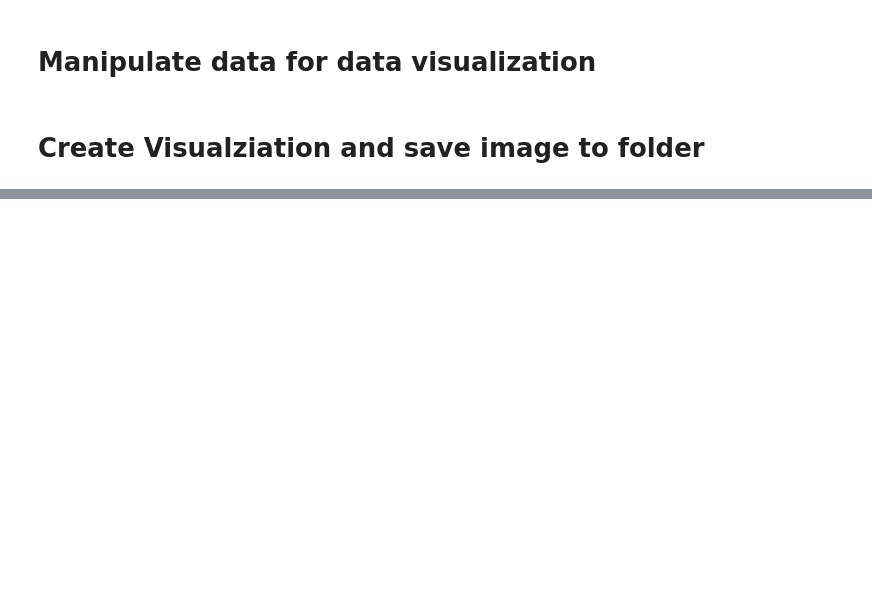
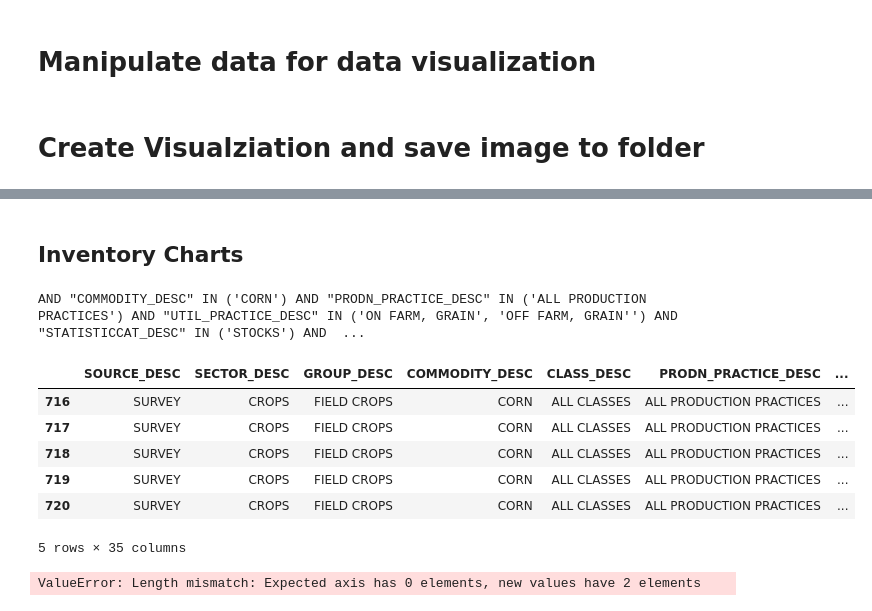
Before and after one commit to micmcc1121/agmkt, a Jupyter notebook: matplot_chart_notebook.ipynb, the cells around one changed output, grey strips where cells are left out. Cells and saved outputs as stored; diff of their text form; code cells hidden in the pictures; blank space fills up the shorter version.

```diff
--- a/matplot_chart_notebook.ipynb
+++ b/matplot_chart_notebook.ipynb
@@ -133,0 +146,57 @@ plt.show()
+# %% [markdown]
+## Inventory Charts
+# %%
+# Dataframe
+
+stmt = {'COMMODITY_DESC':'CORN', 'PRODN_PRACTICE_DESC':'ALL PRODUCTION PRACTICES',
+        'UTIL_PRACTICE_DESC':['ON FARM, GRAIN', 'OFF FARM, GRAIN'],
+        'STATISTICCAT_DESC':'STOCKS', 'UNIT_DESC':'BU', 'AGG_LEVEL_DESC':'NATIONAL', 'FREQ_DESC':'POINT IN TIME'}
+
+df = nass.df_time_series_chart(stmt, conn, 'nass_crops_fmt')
+# %%
+filter_string = ''
+
+for key, value in stmt.items():
+    try:
+        if type(stmt.get(key)) == str:
+            filter_string += f"""AND "{key}" IN ('{value}') """
+        elif type(stmt.get(key)) == list:
+            list_str = ""
+            for v in value:
+                list_str += f"""'{v}', """
+            list_str = list_str[:-2] + "'"
+            filter_string += f"""AND "{key}" IN ({list_str}) """
+        else:
+            TypeError('Type not found for filter string')
+    except:
+        pass
+
+print(filter_string)
+# %% [output]
+AND "COMMODITY_DESC" IN ('CORN') AND "PRODN_PRACTICE_DESC" IN ('ALL PRODUCTION PRACTICES') AND "UTIL_PRACTICE_DESC" IN ('ON FARM, GRAIN', 'OFF FARM, GRAIN'') AND "STATISTICCAT_DESC" IN ('STOCKS') AND  ...
+# %%
+display(df.tail())
+# %% [output]
+|  | SOURCE_DESC | SECTOR_DESC | GROUP_DESC | COMMODITY_DESC | CLASS_DESC | PRODN_PRACTICE_DESC | ... |
+| 716 | SURVEY | CROPS | FIELD CROPS | CORN | ALL CLASSES | ALL PRODUCTION PRACTICES | ... |
+| 717 | SURVEY | CROPS | FIELD CROPS | CORN | ALL CLASSES | ALL PRODUCTION PRACTICES | ... |
+| 718 | SURVEY | CROPS | FIELD CROPS | CORN | ALL CLASSES | ALL PRODUCTION PRACTICES | ... |
+| 719 | SURVEY | CROPS | FIELD CROPS | CORN | ALL CLASSES | ALL PRODUCTION PRACTICES | ... |
+| 720 | SURVEY | CROPS | FIELD CROPS | CORN | ALL CLASSES | ALL PRODUCTION PRACTICES | ... |
+5 rows × 35 columns
+# %%
+df_viz = df[(df['date'].dt.year > 2010) & df['date'].dt.month > 11]
+df_viz = df_viz.pivot_table(index='date', columns='UTIL_PRACTICE_DESC', values='VALUE')
+df_viz.columns = ['OFF FARM', 'ON FARM']
+df_viz.head()
+
+# ax, fig = plt.subplots(1, 4)
+# g = sns.FacetGrid(df_viz, col = 'BEGIN_CODE')
+# g = (g.map(sns.barplot, 'YEAR', 'VALUE', color='UTIL_PRACTICE_DESC', ci=None).add_legend())
+# ax, fig = plt.subplots()
+# sns.catplot(df_viz, kind='bar', x='YEAR', y='VALUE', hue='UTIL_PRACTICE_DESC', col='BEGIN_CODE', col_wrap=2)
+# plt.bar(x=df_viz['date'].dt.month, y=df_viz['ON FARM'])
+df_viz.plot(kind='bar', stacked=True, color=['blue', 'green'])
+plt.show()
+# %% [output]
+ValueError: Length mismatch: Expected axis has 0 elements, new values have 2 elements
```
Also changed, not shown: parts of 4 cells of this notebook.
